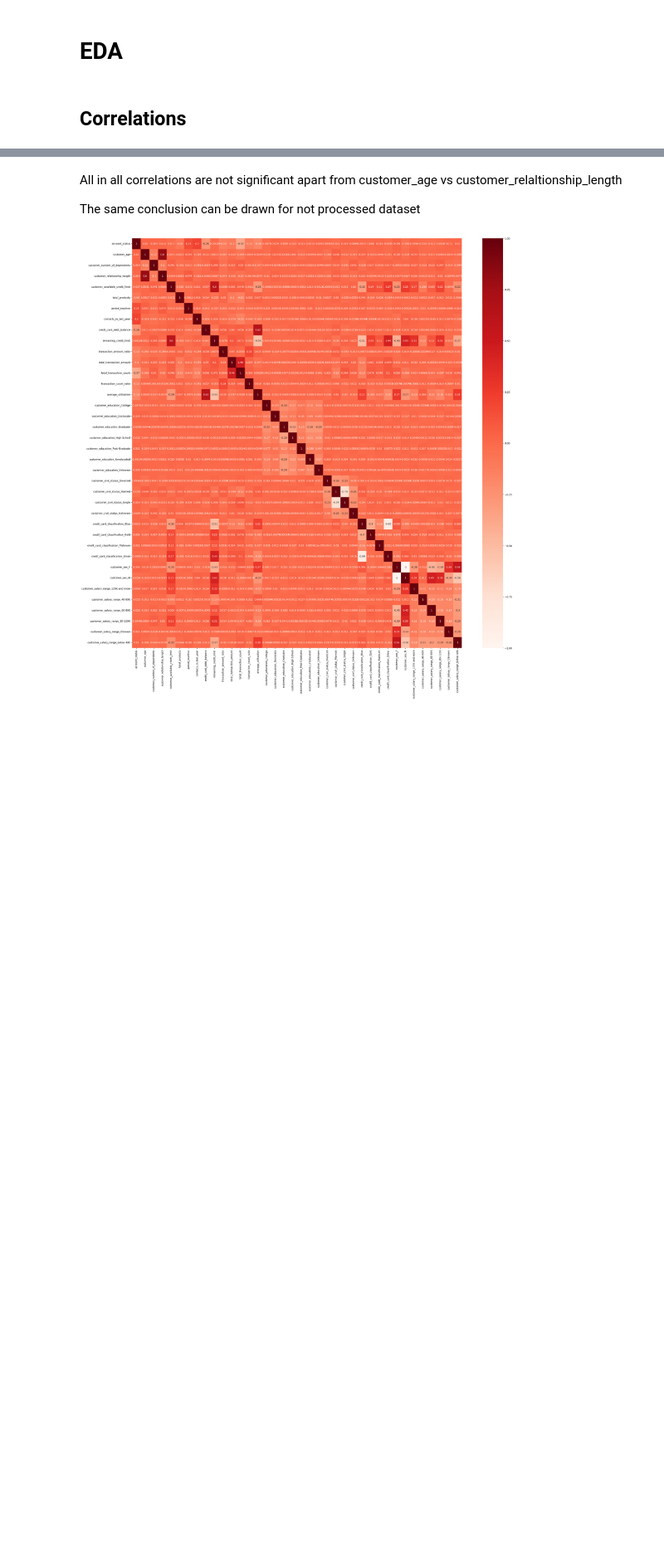
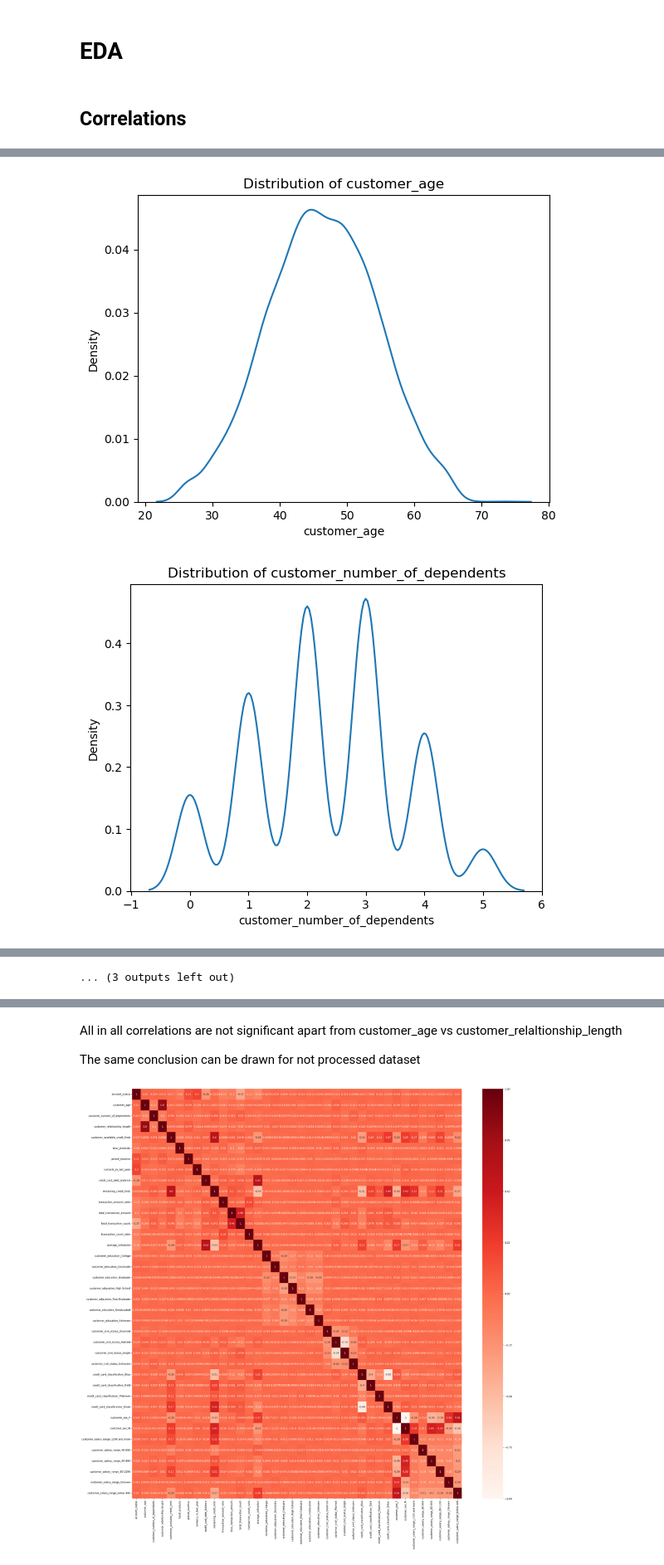
Before and after one commit to jtbandurski/ML-1-Project, a Jupyter notebook: classification/EDA.ipynb, the cells around one changed output, grey strips where cells are left out. Shown at 83% size. Cells and saved outputs as stored; diff of their text form; code cells hidden in the pictures; blank space fills up the shorter version.

```diff
--- a/classification/EDA.ipynb
+++ b/classification/EDA.ipynb
@@ -14,4 +16,9 @@ import seaborn as sns
 # %%
-client_attrition = pd.read_csv('../data/preprocessed/client_attrition_train.csv', sep=";")
-client_attrition_not_processed = pd.read_csv('../data/client_attrition_train.csv', sep=",")
-client_attrition_not_processed['account_status'] = client_attrition_not_processed['account_status'].map(dict(open=0,closed=1))
+#client_attrition = pd.read_csv('../data/preprocessed/client_attrition_train.csv', sep=";")
+client_attrition = pd.read_csv('../data/client_attrition_train.csv', sep=",")
+client_attrition['account_status'] = client_attrition['account_status'].map(dict(open=0,closed=1))
+
+client_attrition.drop(labels='customer_id',axis=1,inplace=True)
+print(client_attrition.info())
+
+display(client_attrition)
@@ -17,0 +194,18 @@ client_attrition_not_processed['account_status'] = client_attrition_not_processe
+# %%
+
+exclude_cols = ['customer_sex', 'customer_education', 'customer_civil_status', 'customer_salary_range', 'credit_card_classification']
+
+for col in client_attrition.columns:
+    if col in exclude_cols:
+        continue  # skip this column
+
+    if client_attrition[col].dtype == 'object':
+        sns.countplot(x=col, data=client_attrition)
+    else:
+        sns.kdeplot(x=col, data=client_attrition)
+    plt.xlabel(col)
+    plt.title(f"Distribution of {col}")
+    plt.show()
+# %% [output]
+[figure, added]
+[figure, added]
@@ -17,0 +222 @@ client_attrition_not_processed['account_status'] = client_attrition_not_processe
+... (3 outputs left out)
```
Also changed, not shown: parts of 9 cells of this notebook.
